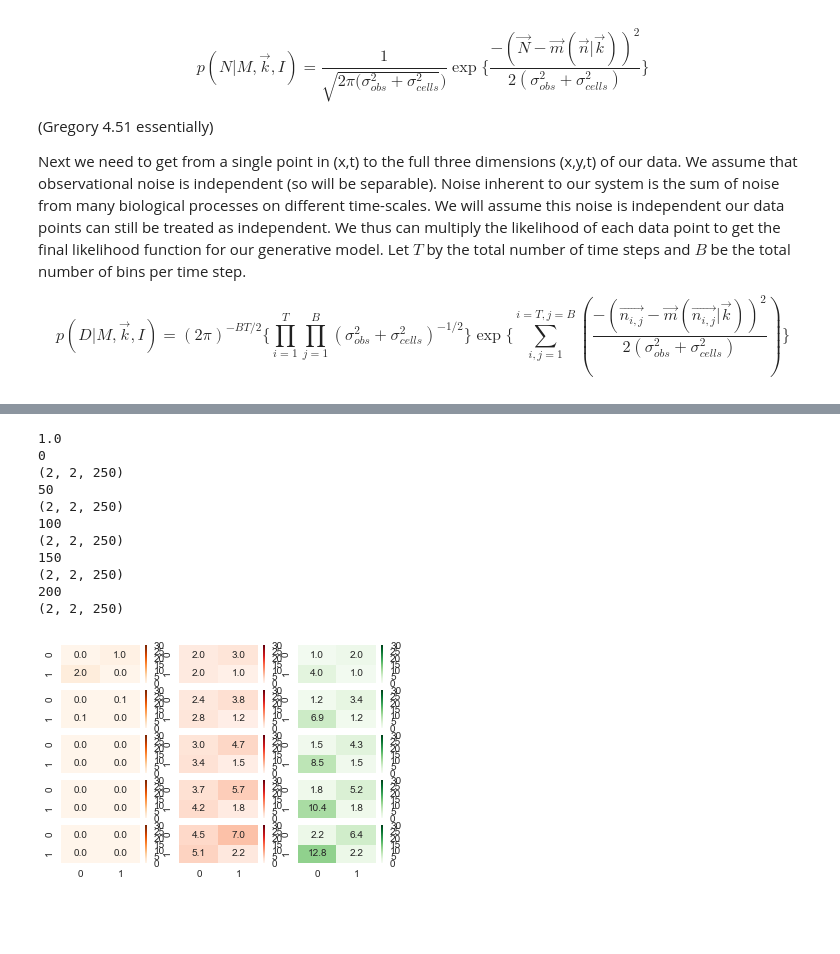
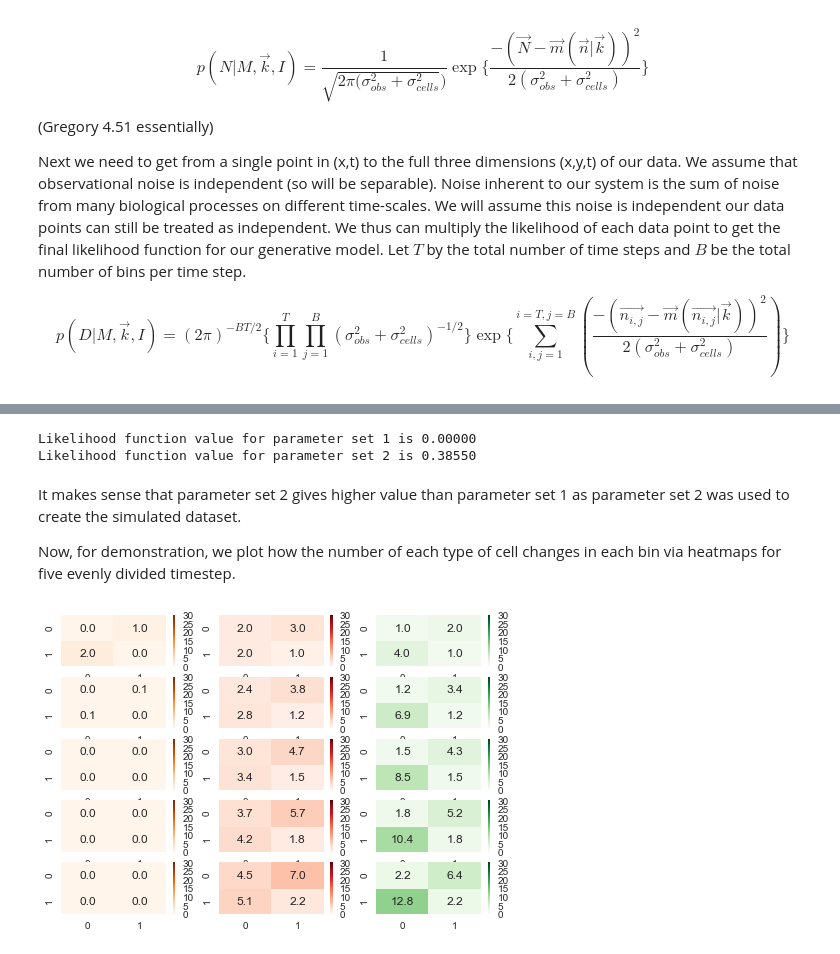
Before and after one commit to tessadgreen/cellfate, a Jupyter notebook: model.ipynb, the cells around one changed output, grey strips where cells are left out. Drawn from its saved outputs; the diff is of its cells as text; code cells hidden in the pictures; blank space fills up the shorter version.

```diff
--- a/model.ipynb
+++ b/model.ipynb
@@ -70,27 +108,28 @@ import numpy as np
 import pandas as pd
 from cellfate import model, cell_density_object as cdo
 
+# Parameters to calculate likelihood function
 params1 = [0.05, 0.6, 0.1]
-params2 = [0.1, 0.5, 0.2]
-testobject = cdo.CellDen(pd.read_pickle('cellfate/sample.pkl'), 5)
+params2 = [0.1, 0.4, 0.2]
 
-a = model.log_likelihood(params1, testobject, 0.4)
-b = model.log_likelihood(params2, testobject, 0.4)
+# Create CellDen class object with simulated data
+testobject = cdo.CellDen(pd.read_pickle('cellfate/sample_2x2_30.pkl'), 5)
 
-odds = np.exp(a)/np.exp(b)
+# Calculate log_likelihood function
+# sigma_n is set arbitrarily as 0.4
+val_1 = model.log_likelihood(params1, testobject, 0.4)
+val_2 = model.log_likelihood(params2, testobject, 0.4)
 
-print(1/(1+1/odds))
-model.plotMap(model.diffeqSolve(params1, testobject), 250, 5)
+print("Likelihood function value for parameter set 1 is %.5f" %(np.exp(val_1)))
+print("Likelihood function value for parameter set 2 is %.5f" %(np.exp(val_2)))
 # %% [output]
-1.0
-0
-(2, 2, 250)
-50
-(2, 2, 250)
-100
-(2, 2, 250)
-150
-(2, 2, 250)
-200
-(2, 2, 250)
+Likelihood function value for parameter set 1 is 0.00000
+Likelihood function value for parameter set 2 is 0.38550
-[figure, removed]
+# %% [markdown]
+It makes sense that parameter set 2 gives higher value than parameter set 1 as parameter set 2 was used to create the simulated dataset.
+
+Now, for demonstration, we plot how the number of each type of cell changes in each bin via heatmaps for five evenly divided timestep.
+# %%
+model.plotMap(model.diffeqSolve(params1, testobject), testobject.tot_time, 5)
+# %% [output]
+[figure, added]
```
Also changed, not shown: parts of 7 cells of this notebook, 3 other files.
